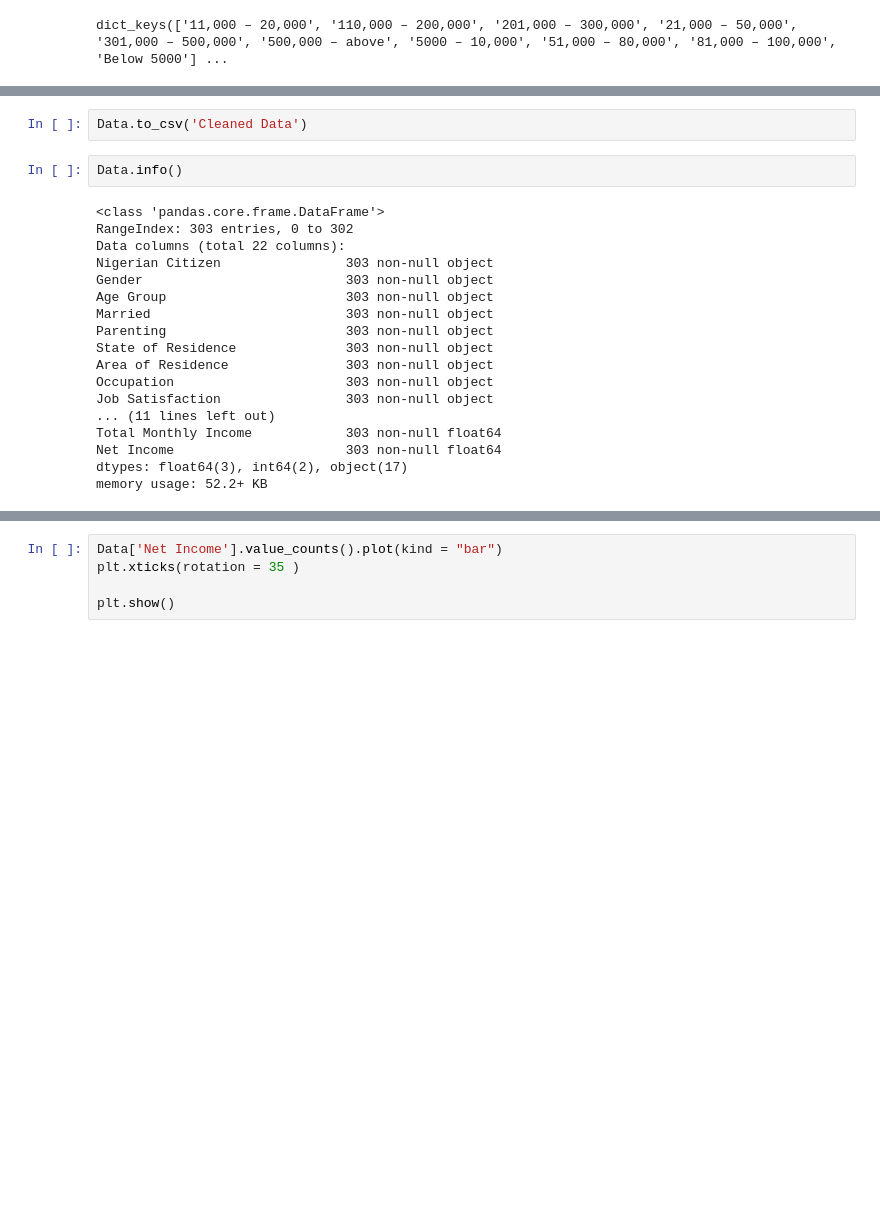
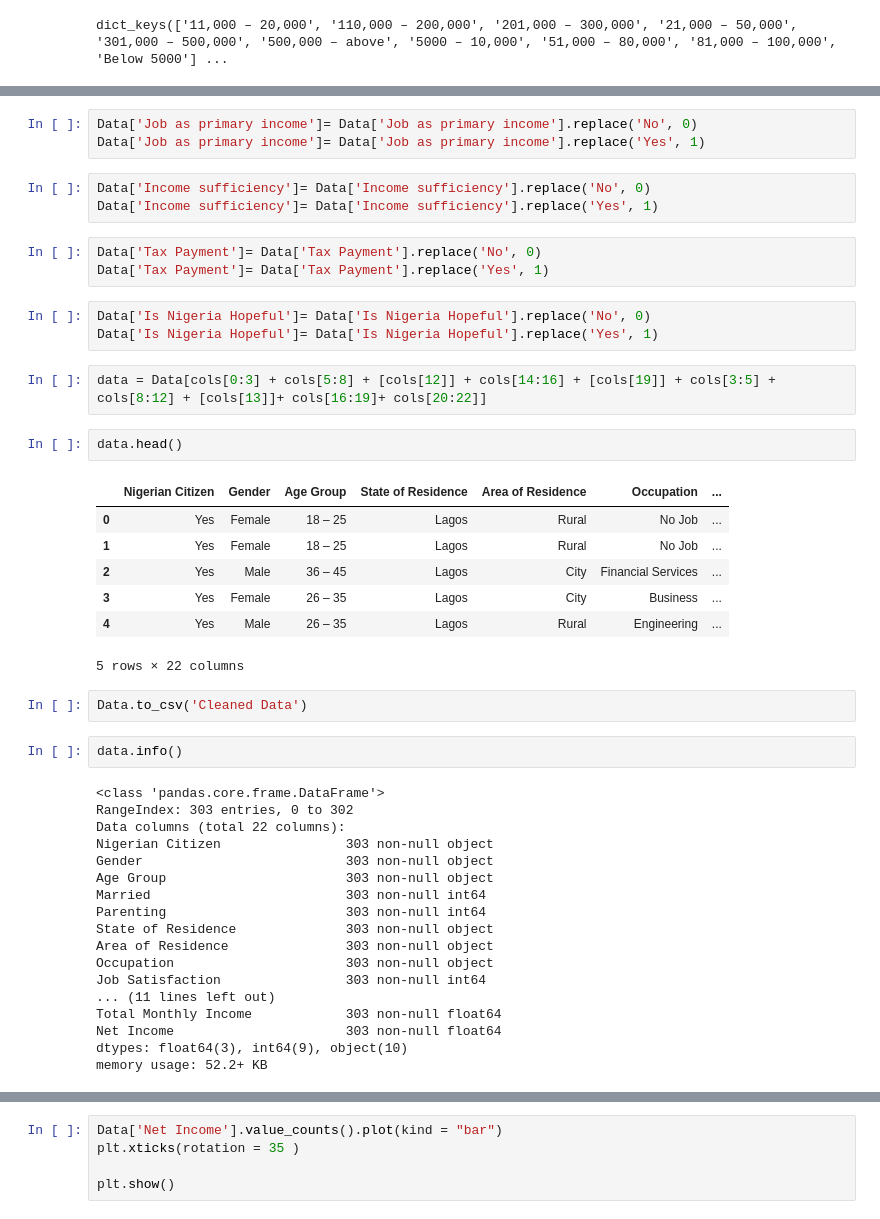
Before and after one commit to sharonibejih/Analysis-on-Nigerians-Demography, a Jupyter notebook: PROJECT .ipynb, the cells around one changed output, grey strips where cells are left out. Cells and saved outputs as stored; diff of their text form; blank space fills up the shorter version.

```diff
--- a/PROJECT .ipynb
+++ b/PROJECT .ipynb
@@ -335,7 +287,31 @@ Data
+# %%
+Data['Job as primary income']= Data['Job as primary income'].replace('No', 0)
+Data['Job as primary income']= Data['Job as primary income'].replace('Yes', 1)
+# %%
+Data['Income sufficiency']= Data['Income sufficiency'].replace('No', 0)
+Data['Income sufficiency']= Data['Income sufficiency'].replace('Yes', 1)
+# %%
+Data['Tax Payment']= Data['Tax Payment'].replace('No', 0)
+Data['Tax Payment']= Data['Tax Payment'].replace('Yes', 1)
+# %%
+Data['Is Nigeria Hopeful']= Data['Is Nigeria Hopeful'].replace('No', 0)
+Data['Is Nigeria Hopeful']= Data['Is Nigeria Hopeful'].replace('Yes', 1)
+# %%
+data = Data[cols[0:3] + cols[5:8] + [cols[12]] + cols[14:16] + [cols[19]] + cols[3:5] + cols[8:12] + [cols[13]]+ cols[16:19]+ cols[20:22]]
+# %%
+data.head()
+# %% [output]
+|  | Nigerian Citizen | Gender | Age Group | State of Residence | Area of Residence | Occupation | ... |
+| 0 | Yes | Female | 18 – 25 | Lagos | Rural | No Job | ... |
+| 1 | Yes | Female | 18 – 25 | Lagos | Rural | No Job | ... |
+| 2 | Yes | Male | 36 – 45 | Lagos | City | Financial Services | ... |
+| 3 | Yes | Female | 26 – 35 | Lagos | City | Business | ... |
+| 4 | Yes | Male | 26 – 35 | Lagos | Rural | Engineering | ... |
+5 rows × 22 columns
 # %%
 Data.to_csv('Cleaned Data')
 # %%
-Data.info()
+data.info()
 # %% [output]
 <class 'pandas.core.frame.DataFrame'>
 RangeIndex: 303 entries, 0 to 302
@@ -343,15 +319,15 @@ Data columns (total 22 columns):
 Nigerian Citizen                303 non-null object
 Gender                          303 non-null object
 Age Group                       303 non-null object
-Married                         303 non-null object
-Parenting                       303 non-null object
+Married                         303 non-null int64
+Parenting                       303 non-null int64
 State of Residence              303 non-null object
 Area of Residence               303 non-null object
 Occupation                      303 non-null object
-Job Satisfaction                303 non-null object
+Job Satisfaction                303 non-null int64
 ... (11 lines left out)
 Total Monthly Income            303 non-null float64
 Net Income                      303 non-null float64
-dtypes: float64(3), int64(2), object(17)
+dtypes: float64(3), int64(9), object(10)
 memory usage: 52.2+ KB
 # %%
```
Also changed, not shown: parts of 81 cells of this notebook.
